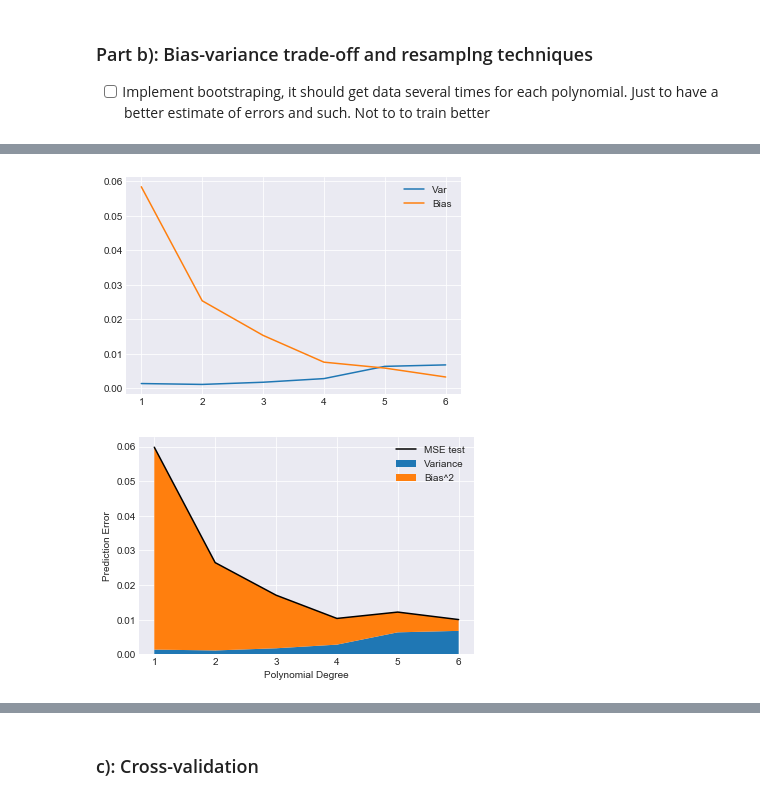
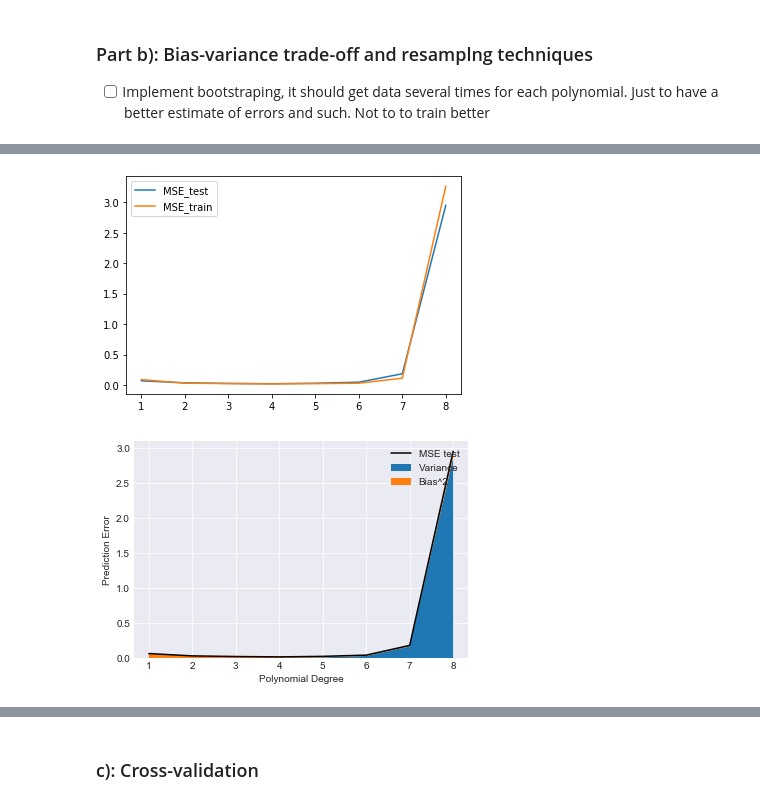
Before and after one commit to marianylund/fysstkprojects, a Jupyter notebook: Project1/Project1_MariaNylund.ipynb, the cells around one changed output, grey strips where cells are left out. Saved outputs shown, nothing was run; the diff lists cells and outputs as text; code cells hidden in the pictures.

```diff
--- a/Project1/Project1_MariaNylund.ipynb
+++ b/Project1/Project1_MariaNylund.ipynb
@@ -51,9 +51,9 @@ z = FrankeFunction(x, y)
 ### a) OLS on the Franke function
 Show confidence_interval
 # %%
-N = 100
+N = 10
 noise = 0.0
 x, y, z = create_frankie_data(seed, N = N, noise_strength=noise)
-X = create_X(x, y, n = 2)
+X = create_X(x, y, n = 1)
 sampling = SamplingMethod().train_and_test(X, z, RegressionType.OLS)
 #confidence_interval(X, z, sampling.model.beta, noise, N, save_fig = True)
@@ -66,16 +67,24 @@ Y_pred shape:  (2000, 1)
 # %%
-N = 50
+N = 40
 noise = 0.3
-p = 5
+p = 40
 
 x, y, z = create_frankie_data(seed, N = N, noise_strength=noise)
-polydegree = np.zeros(p); mse_train = np.zeros(p); mse_test = np.zeros(p);
+polydegree = np.zeros(p); mse_train = np.zeros(p); mse_test = np.zeros(p); r2_train = np.zeros(p); r2_test = np.zeros(p);
+skl_mse_train = np.zeros(p); skl_mse_test = np.zeros(p); skl_r2_train = np.zeros(p); skl_r2_test = np.zeros(p);
 
 for degree in range(p):
     polydegree[degree] = degree
 
     X = create_X(x, y, degree, debug = False)
-    sampling = SamplingMethod().train_and_test(X, z, RegressionType.OLS)
+    sampling = SamplingMethod().train_and_test(X, z, RegressionType.OLS, shuffle=False, test_size = 0.3)
     mse_test[degree] = sampling.mse
+    r2_test[degree] = sampling.r2
 
-    mse_train[degree] = sampling.test_model(sampling.model, sampling.X_train, sampling.y_train).mse
+    train_sample = sampling.test_model(sampling.model, sampling.X_train, sampling.y_train)
+    mse_train[degree] = train_sample.mse
+    r2_train[degree] = train_sample.r2
+
+    lin_model = LinearRegression(fit_intercept=False).fit(sampling.X_train, sampling.y_train)
+    skl_mse_train[degree] = mean_squared_error(sampling.y_train, lin_model.predict(sampling.X_train))
+    skl_mse_test[degree] = mean_squared_error(sampling.y_test, lin_model.predict(sampling.X_test))
@@ -91,10 +102,12 @@ plot_test_train_model_complexity(polydegree, values_to_plot, N, save_fig = False
 # %%
 N = 55
-noise = 0.0
-p = 6
+noise = 0.1
+p = 8
 trials = 100
 sample_count = N
 polydegree = np.zeros(p); r2_boot = np.zeros(p); mse_boot = np.zeros(p); bias_boot = np.zeros(p); var_boot = np.zeros(p)
+
+r2_boot_train = np.zeros(p); mse_boot_train = np.zeros(p); bias_boot_train = np.zeros(p); var_boot_train = np.zeros(p)
 x, y, z = create_frankie_data(seed, N,  noise_strength=noise)
 
 for degree in range(p):
@@ -102,16 +115,20 @@ for degree in range(p):
 
     X = create_X(x, y, degree, debug = False)
     boot = BootstrapSampling(trials, sample_count).train_and_test(X, z, RegressionType.OLS)
+
     r2_boot[degree] = boot.r2; mse_boot[degree] = boot.mse; bias_boot[degree] = boot.bias; var_boot[degree] = boot.var;
+    r2_boot_train[degree] = boot.r2_train; mse_boot_train[degree] = boot.mse_train; bias_boot_train[degree] = boot.bias_train; var_boot_train[degree] = boot.var_train;
 # %%
 values_to_plot = {
-    "Var": var_boot,
-    "Bias": bias_boot,
+    # "Var": var_boot,
+    # "Bias": bias_boot,
+    "MSE_test": mse_boot,
+    "MSE_train": mse_boot_train,
 }
 
 plot_test_train(polydegree, values_to_plot)
 # %% [output]
-[figure, old version]
+[figure, new version]
 # %%
 def plot_bias_variance_analysis(polydegree, values_to_plot, N = -1, trials = -1, sample_count = -1, noise_strength = 0.1, save_fig = False):
     plt.style.use('seaborn-darkgrid')
@@ -140,4 +157,4 @@ values_to_plot = {
 
 plot_bias_variance_analysis(polydegree, values_to_plot)
 # %% [output]
-[figure, old version]
+[figure, new version]
```
Also changed, not shown: parts of 12 cells of this notebook, 4 other files.
